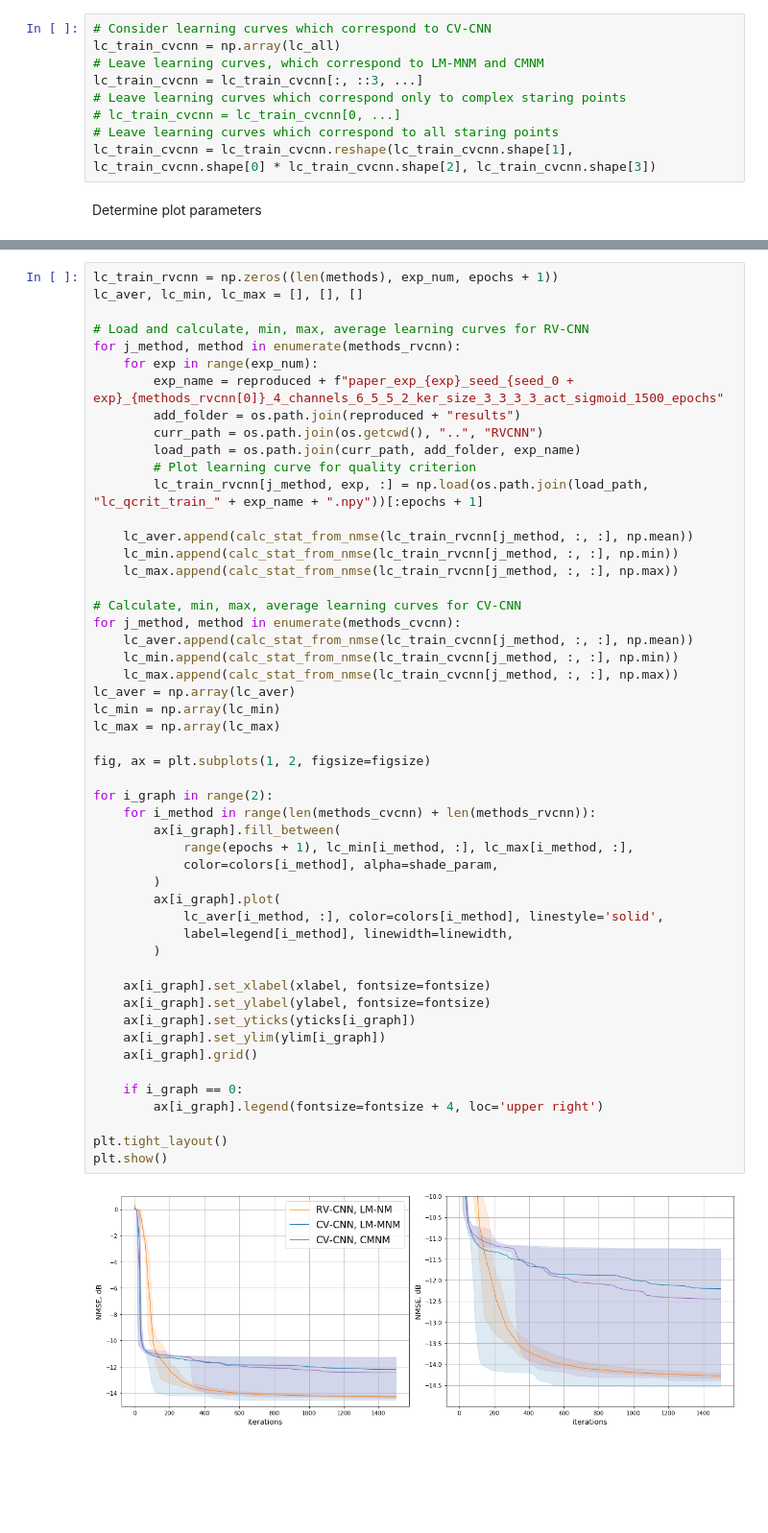
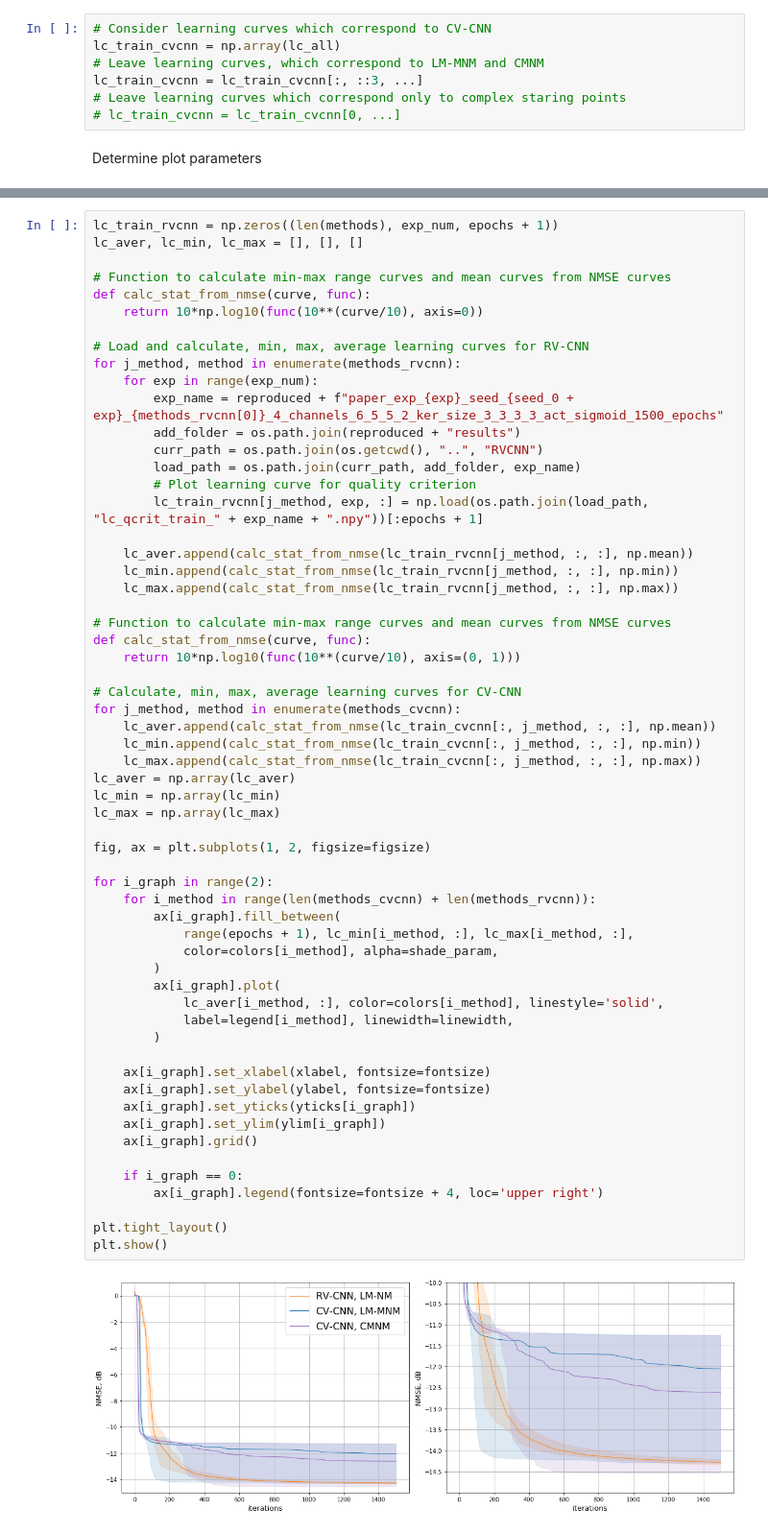
Before and after one commit to AlexDegt/regularized_mixed_newton, a Jupyter notebook: experiments/CVCNN/plot_results.ipynb, the cells around one changed output, grey strips where cells are left out. Shown: that part at 96% size. Saved outputs shown, nothing was run; the diff lists cells and outputs as text; blank space fills up the shorter version.

```diff
--- a/experiments/CVCNN/plot_results.ipynb
+++ b/experiments/CVCNN/plot_results.ipynb
@@ -109,8 +109,6 @@ lc_train_cvcnn = np.array(lc_all)
 lc_train_cvcnn = lc_train_cvcnn[:, ::3, ...]
 # Leave learning curves which correspond only to complex staring points
 # lc_train_cvcnn = lc_train_cvcnn[0, ...]
-# Leave learning curves which correspond to all staring points
-lc_train_cvcnn = lc_train_cvcnn.reshape(lc_train_cvcnn.shape[1], lc_train_cvcnn.shape[0] * lc_train_cvcnn.shape[2], lc_train_cvcnn.shape[3])
 # %% [markdown]
 Determine plot parameters
 # %%
@@ -125,6 +119,10 @@ def calc_stat_from_nmse(curve, func):
 # %%
 lc_train_rvcnn = np.zeros((len(methods), exp_num, epochs + 1))
 lc_aver, lc_min, lc_max = [], [], []
+
+# Function to calculate min-max range curves and mean curves from NMSE curves
+def calc_stat_from_nmse(curve, func):
+    return 10*np.log10(func(10**(curve/10), axis=0))
 
 # Load and calculate, min, max, average learning curves for RV-CNN
 for j_method, method in enumerate(methods_rvcnn):
@@ -140,38 +138,42 @@ for j_method, method in enumerate(methods_rvcnn):
     lc_min.append(calc_stat_from_nmse(lc_train_rvcnn[j_method, :, :], np.min))
     lc_max.append(calc_stat_from_nmse(lc_train_rvcnn[j_method, :, :], np.max))
 
+# Function to calculate min-max range curves and mean curves from NMSE curves
+def calc_stat_from_nmse(curve, func):
+    return 10*np.log10(func(10**(curve/10), axis=(0, 1)))
+
 # Calculate, min, max, average learning curves for CV-CNN
 for j_method, method in enumerate(methods_cvcnn):
-    lc_aver.append(calc_stat_from_nmse(lc_train_cvcnn[j_method, :, :], np.mean))
-    lc_min.append(calc_stat_from_nmse(lc_train_cvcnn[j_method, :, :], np.min))
-    lc_max.append(calc_stat_from_nmse(lc_train_cvcnn[j_method, :, :], np.max))
+    lc_aver.append(calc_stat_from_nmse(lc_train_cvcnn[:, j_method, :, :], np.mean))
+    lc_min.append(calc_stat_from_nmse(lc_train_cvcnn[:, j_method, :, :], np.min))
+    lc_max.append(calc_stat_from_nmse(lc_train_cvcnn[:, j_method, :, :], np.max))
 lc_aver = np.array(lc_aver)
 lc_min = np.array(lc_min)
 lc_max = np.array(lc_max)
 
 fig, ax = plt.subplots(1, 2, figsize=figsize)
 
 for i_graph in range(2):
     for i_method in range(len(methods_cvcnn) + len(methods_rvcnn)):
         ax[i_graph].fill_between(
             range(epochs + 1), lc_min[i_method, :], lc_max[i_method, :],
             color=colors[i_method], alpha=shade_param,
         )
         ax[i_graph].plot(
             lc_aver[i_method, :], color=colors[i_method], linestyle='solid',
             label=legend[i_method], linewidth=linewidth,
         )
 
     ax[i_graph].set_xlabel(xlabel, fontsize=fontsize)
     ax[i_graph].set_ylabel(ylabel, fontsize=fontsize)
     ax[i_graph].set_yticks(yticks[i_graph])
     ax[i_graph].set_ylim(ylim[i_graph])
     ax[i_graph].grid()
 
     if i_graph == 0:
         ax[i_graph].legend(fontsize=fontsize + 4, loc='upper right')
 
 plt.tight_layout()
 plt.show()
 # %% [output]
-[figure, old version]
+[figure, new version]
```
Also changed, not shown: parts of 5 cells of this notebook, 2 other files.
